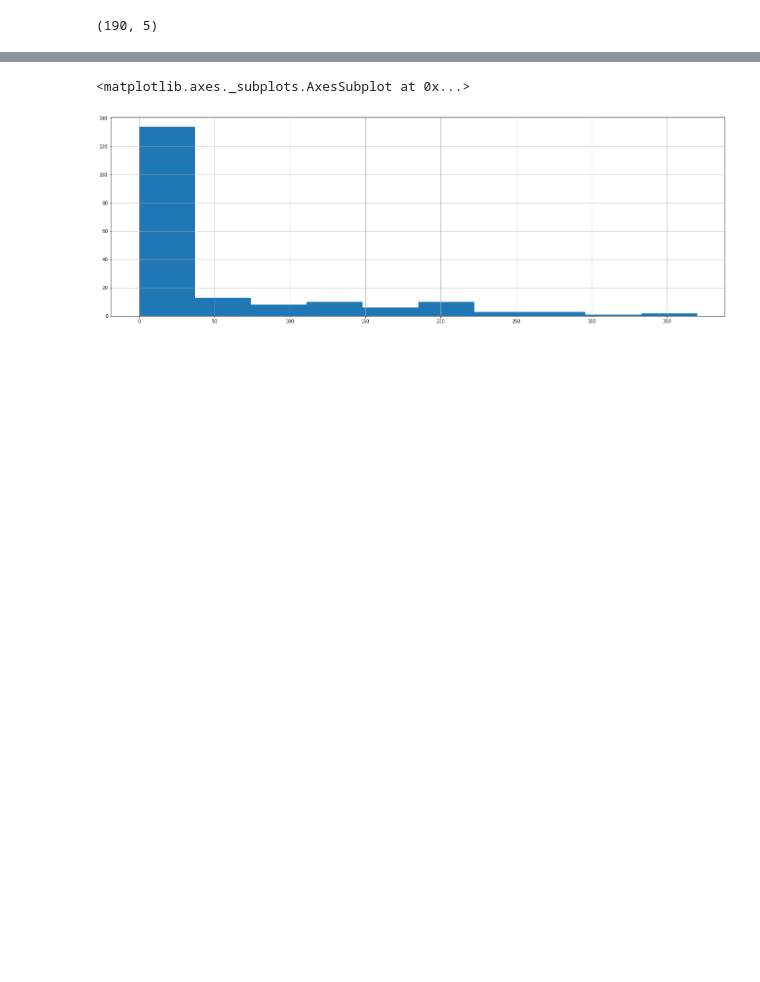
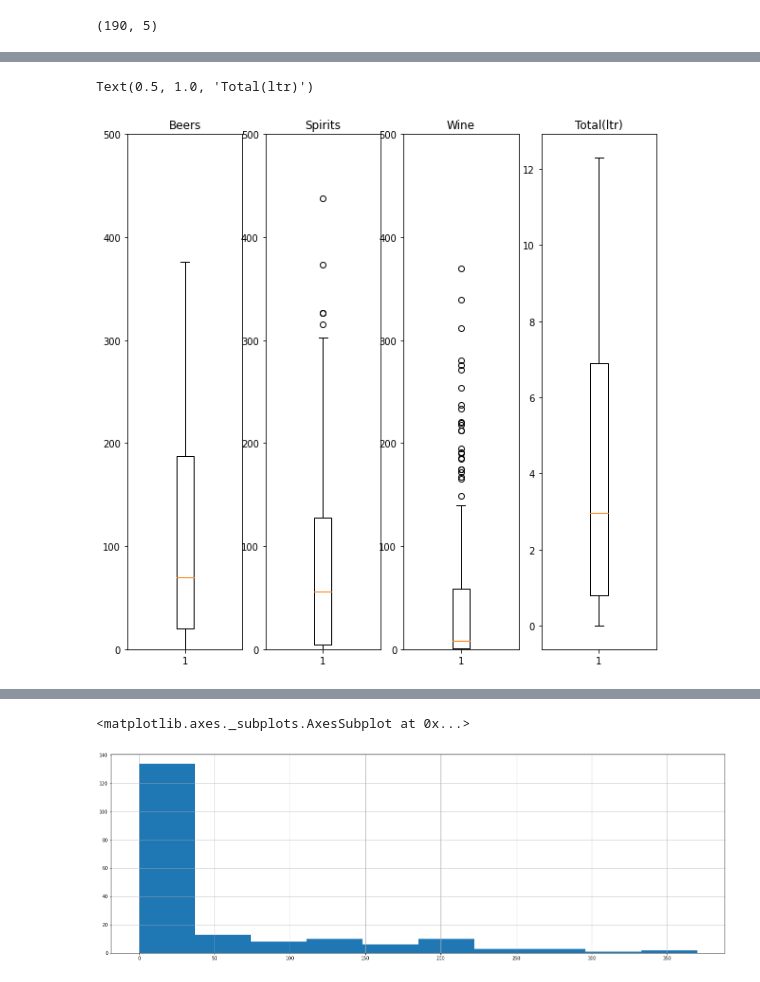
Before and after one commit to naranjitoct/UPCT_IA_2022, a Jupyter notebook: 00_Data_Wrangling.ipynb, the cells around one changed output, grey strips where cells are left out. Saved outputs shown, nothing was run; the diff lists cells and outputs as text; code cells hidden in the pictures; blank space fills up the shorter version.

```diff
--- a/00_Data_Wrangling.ipynb
+++ b/00_Data_Wrangling.ipynb
@@ -188 +439,21 @@ df.total_litres_of_pure_alcohol=0.07*df.beer_servings+0.5*df.spirit_servings+0.1
+# %%
+fig,ax = plt.subplots(1,4,figsize=(10, 10))
+
+ax[0].boxplot(df['beer_servings'])
+ax[0].set_ylim(0,500)
+ax[0].set_title('Beers')
+
+ax[1].boxplot(df['spirit_servings'])
+ax[1].set_ylim(0,500)
+ax[1].set_title('Spirits')
+
+ax[2].boxplot(df['wine_servings'])
+ax[2].set_ylim(0,500)
+ax[2].set_title('Wine')
+
+ax[3].boxplot(df['total_litres_of_pure_alcohol'])
+ax[3].set_title('Total(ltr)')
+# %% [output]
+Text(0.5, 1.0, 'Total(ltr)')
+[figure, added]
 # %%
```
Also changed, not shown: parts of 118 cells of this notebook.
